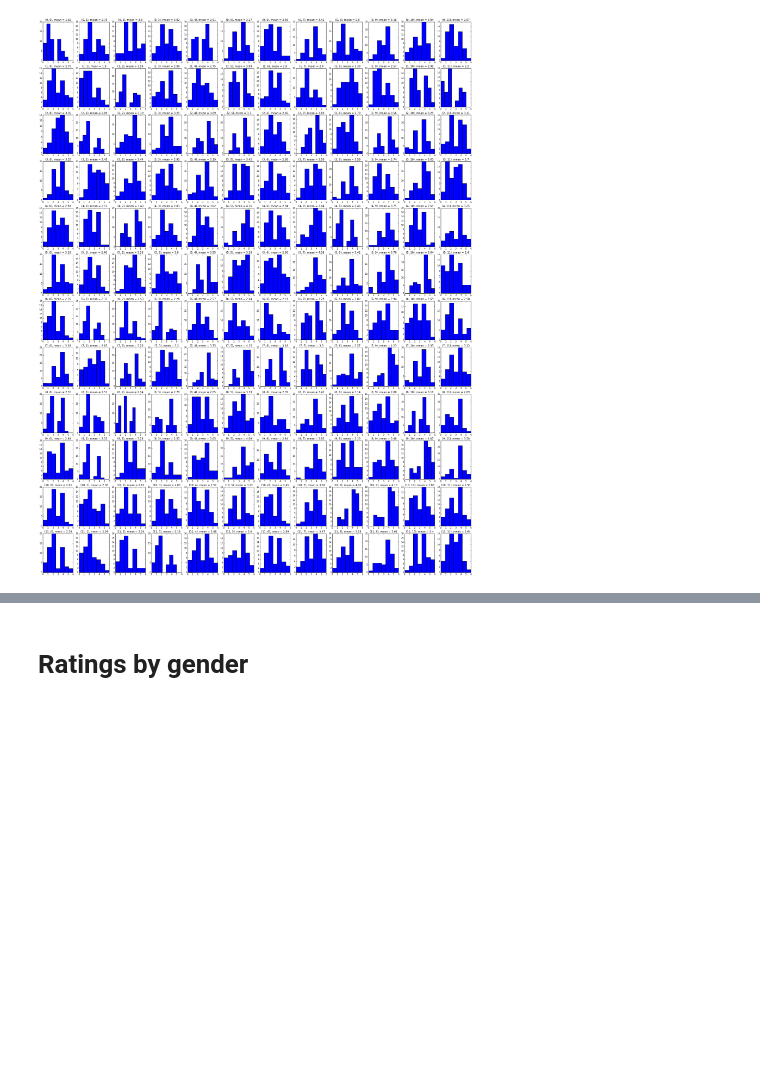
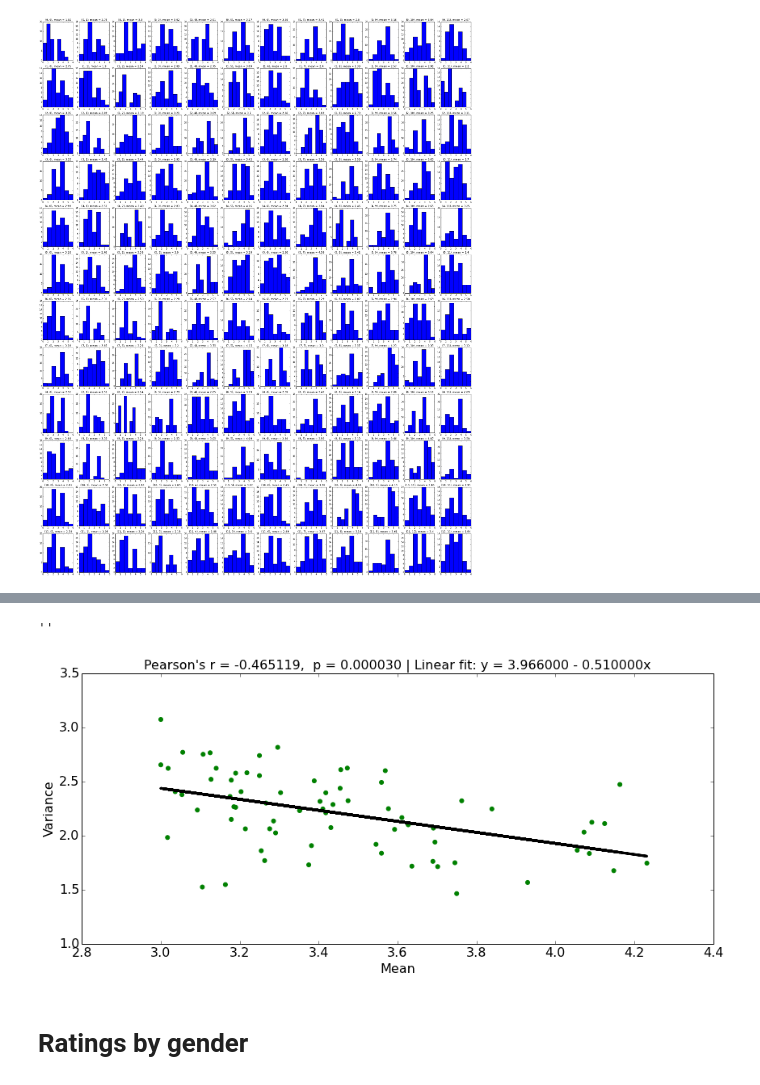
Before and after one commit to rhiever/AMT-tune-analysis, a Jupyter notebook: Tunes analysis.ipynb, the cells around one changed output, grey strips where cells are left out. Saved outputs shown, nothing was run; the diff lists cells and outputs as text; code cells hidden in the pictures; blank space fills up the shorter version.

```diff
--- a/Tunes analysis.ipynb
+++ b/Tunes analysis.ipynb
@@ -259,3 +266,42 @@ yticks(fontsize=16)
+# %%
+from scipy.stats import pearsonr
+from numpy import polyfit, poly1d
+from pandas import read_csv
+
+tunes_data = read_tunes_data()
+tunes_data_grouped_tune = tunes_data.groupby(["tuneA", "tuneB"])
+
+means = tunes_data_grouped_tune["rating"].mean()
+variances = tunes_data_grouped_tune["rating"].var()
+
+sub_means = []
+sub_variances = []
+
+for i, mean in enumerate(means.values):
+    if mean >= 3:
+        sub_means.append(mean)
+        sub_variances.append(variances.values[i])
+
+means = array(sub_means)
+variances = array(sub_variances)
+
+corr_coeff, pval = pearsonr(means, variances)
+
+fit = polyfit(means, variances, 1)
+fit_fn = poly1d(fit)
+
+figure(figsize=(14, 6))
+title("Pearson's r = %f,  p = %f | Linear fit: y = %f - %fx" % (corr_coeff, pval, round(fit[1], 3), round(abs(fit[0]), 3)), fontsize=16)
+scatter(means, variances, s=25, color="green")
+plot(means, fit_fn(means), "-k", lw=3)
+xlabel("Mean", fontsize=16)
+ylabel("Variance", fontsize=16)
+xticks(fontsize=16)
+yticks(fontsize=16)
+;
+# %% [output]
+''
+[figure, added]
 # %% [markdown]
 # Ratings by gender
 # %% [markdown]
```
Also changed, not shown: parts of 6 cells of this notebook.
